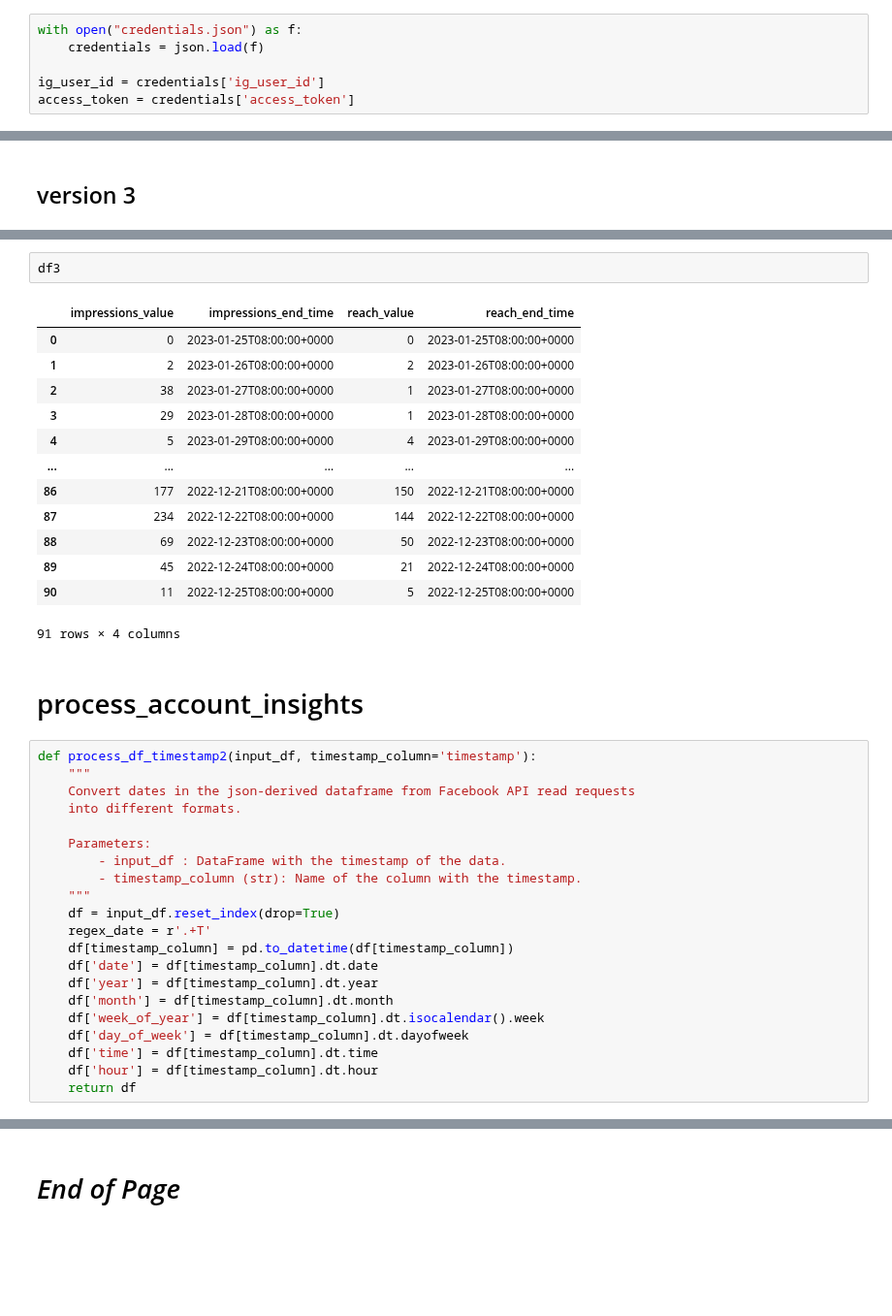
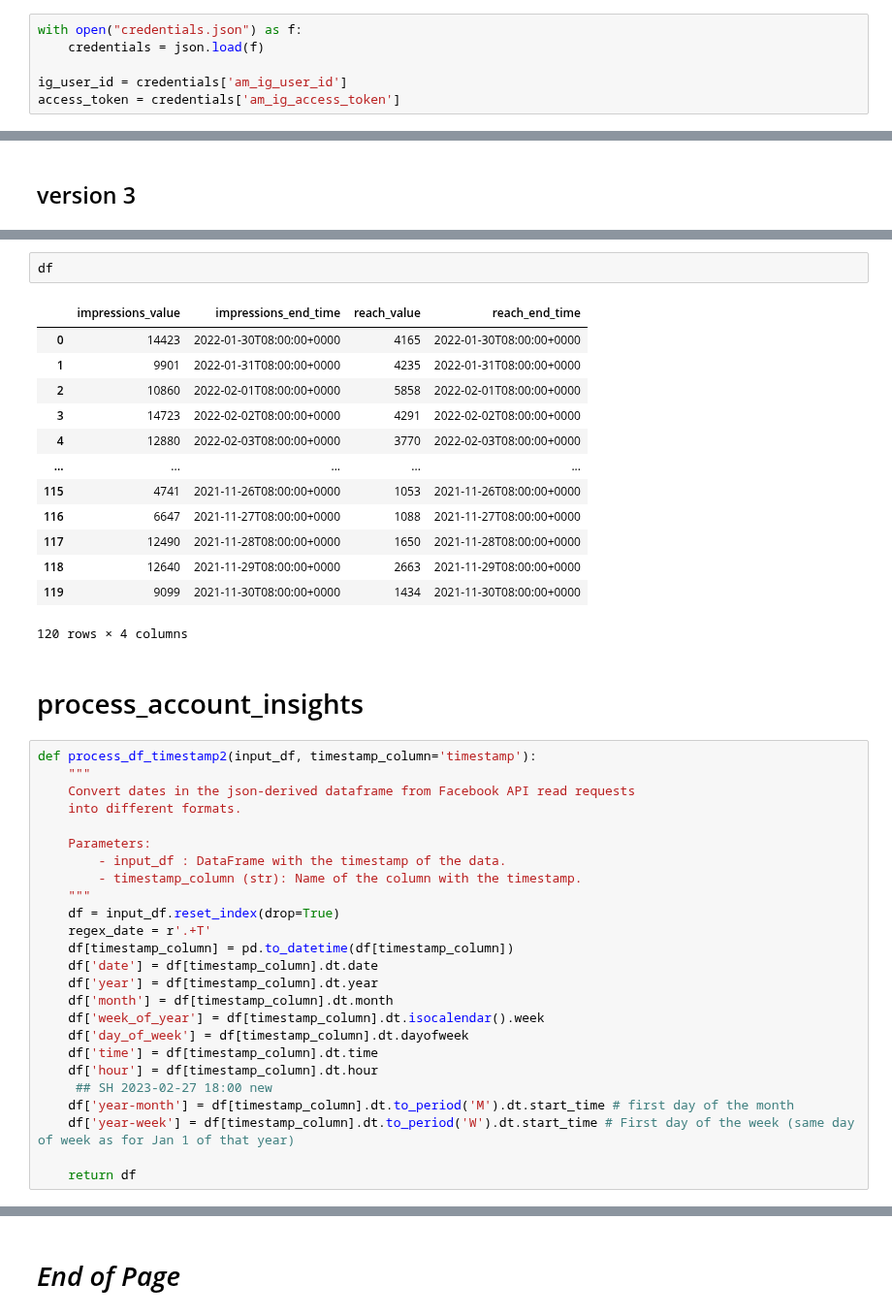
Before and after one commit to silvhua/online-PT-business-KPI, a Jupyter notebook: notebooks/2023-02-27 IG user insights data viz.ipynb, the cells around one changed output, grey strips where cells are left out. Shown at 97% size. Drawn from its saved outputs; the diff is of its cells as text; blank space fills up the shorter version.

```diff
--- a/notebooks/2023-02-27 IG user insights data viz.ipynb
+++ b/notebooks/2023-02-27 IG user insights data viz.ipynb
@@ -26,7 +18,7 @@ True
 with open("credentials.json") as f:
     credentials = json.load(f)
 
-ig_user_id = credentials['ig_user_id']
-access_token = credentials['access_token']
+ig_user_id = credentials['am_ig_user_id']
+access_token = credentials['am_ig_access_token']
 # %% [markdown]
 # `get_ig_account_insights`
@@ -544,19 +147,19 @@ Time completed: 2023-02-26 22:15:03.280052
-# %%
-df3
-# %% [output]
-|  | impressions_value | impressions_end_time | reach_value | reach_end_time |
-| 0 | 0 | 2023-01-25T08:00:00+0000 | 0 | 2023-01-25T08:00:00+0000 |
-| 1 | 2 | 2023-01-26T08:00:00+0000 | 2 | 2023-01-26T08:00:00+0000 |
-| 2 | 38 | 2023-01-27T08:00:00+0000 | 1 | 2023-01-27T08:00:00+0000 |
-| 3 | 29 | 2023-01-28T08:00:00+0000 | 1 | 2023-01-28T08:00:00+0000 |
-| 4 | 5 | 2023-01-29T08:00:00+0000 | 4 | 2023-01-29T08:00:00+0000 |
-| ... | ... | ... | ... | ... |
-| 86 | 177 | 2022-12-21T08:00:00+0000 | 150 | 2022-12-21T08:00:00+0000 |
-| 87 | 234 | 2022-12-22T08:00:00+0000 | 144 | 2022-12-22T08:00:00+0000 |
-| 88 | 69 | 2022-12-23T08:00:00+0000 | 50 | 2022-12-23T08:00:00+0000 |
-| 89 | 45 | 2022-12-24T08:00:00+0000 | 21 | 2022-12-24T08:00:00+0000 |
-| 90 | 11 | 2022-12-25T08:00:00+0000 | 5 | 2022-12-25T08:00:00+0000 |
-91 rows × 4 columns
+# %%
+df
+# %% [output]
+|  | impressions_value | impressions_end_time | reach_value | reach_end_time |
+| 0 | 14423 | 2022-01-30T08:00:00+0000 | 4165 | 2022-01-30T08:00:00+0000 |
+| 1 | 9901 | 2022-01-31T08:00:00+0000 | 4235 | 2022-01-31T08:00:00+0000 |
+| 2 | 10860 | 2022-02-01T08:00:00+0000 | 5858 | 2022-02-01T08:00:00+0000 |
+| 3 | 14723 | 2022-02-02T08:00:00+0000 | 4291 | 2022-02-02T08:00:00+0000 |
+| 4 | 12880 | 2022-02-03T08:00:00+0000 | 3770 | 2022-02-03T08:00:00+0000 |
+| ... | ... | ... | ... | ... |
+| 115 | 4741 | 2021-11-26T08:00:00+0000 | 1053 | 2021-11-26T08:00:00+0000 |
+| 116 | 6647 | 2021-11-27T08:00:00+0000 | 1088 | 2021-11-27T08:00:00+0000 |
+| 117 | 12490 | 2021-11-28T08:00:00+0000 | 1650 | 2021-11-28T08:00:00+0000 |
+| 118 | 12640 | 2021-11-29T08:00:00+0000 | 2663 | 2021-11-29T08:00:00+0000 |
+| 119 | 9099 | 2021-11-30T08:00:00+0000 | 1434 | 2021-11-30T08:00:00+0000 |
+120 rows × 4 columns
 # %% [markdown]
 # process_account_insights
 # %%
@@ -579,6 +182,10 @@ def process_df_timestamp2(input_df, timestamp_column='timestamp'):
     df['day_of_week'] = df[timestamp_column].dt.dayofweek
     df['time'] = df[timestamp_column].dt.time
     df['hour'] = df[timestamp_column].dt.hour
+     ## SH 2023-02-27 18:00 new
+    df['year-month'] = df[timestamp_column].dt.to_period('M').dt.start_time # first day of the month
+    df['year-week'] = df[timestamp_column].dt.to_period('W').dt.start_time # First day of the week (same day of week as for Jan 1 of that year)
+
     return df
 # %%
 
```
Also changed, not shown: parts of 22 cells of this notebook.
